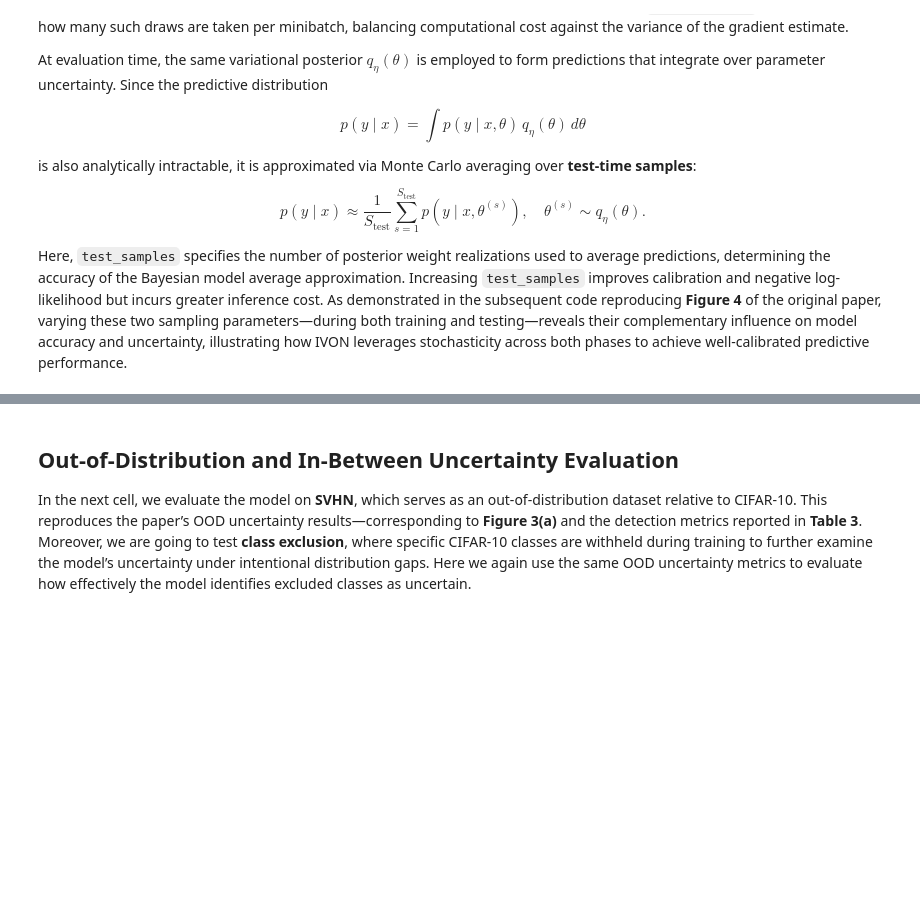
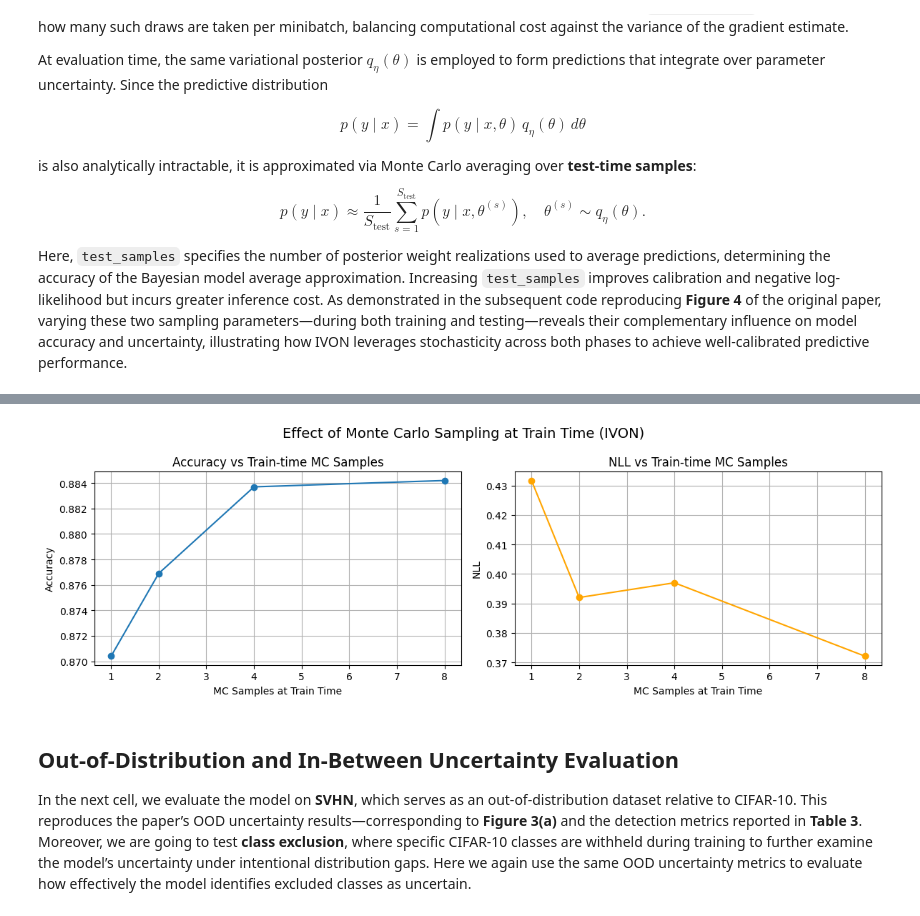
Before and after one commit to pontusherzen/IVON, a Jupyter notebook: ID&OOD_uncertainty_eval_1.ipynb, the cells around one changed output, grey strips where cells are left out. Drawn from its saved outputs; the diff is of its cells as text; code cells hidden in the pictures; blank space fills up the shorter version.

```diff
--- a/ID&OOD_uncertainty_eval_1.ipynb
+++ b/ID&OOD_uncertainty_eval_1.ipynb
@@ -965,3 +1251,29 @@ display(df_all)
+# %%
+# ============================================================
+# Figure — Train-time MC sweep
+# ============================================================
+fig, axes = plt.subplots(1, 2, figsize=(12, 4))
+
+plot_panel(
+    axes[0], train_samples_list_done, accs_train,
+    "Accuracy vs Train-time MC Samples",
+    "MC Samples at Train Time",
+    "Accuracy"
+)
+
+plot_panel(
+    axes[1], train_samples_list_done, nlls_train,
+    "NLL vs Train-time MC Samples",
+    "MC Samples at Train Time",
+    "NLL",
+    color="orange"
+)
+
+plt.suptitle("Effect of Monte Carlo Sampling at Train Time (IVON)", fontsize=14)
+plt.tight_layout()
+plt.show()
+# %% [output]
+[figure, added]
 # %% [markdown]
 ## Out-of-Distribution and In-Between Uncertainty Evaluation
 In the next cell, we evaluate the model on **SVHN**, which serves as an out-of-distribution dataset relative to CIFAR-10.
```
Also changed, not shown: parts of 30 cells of this notebook, 2 other files.
